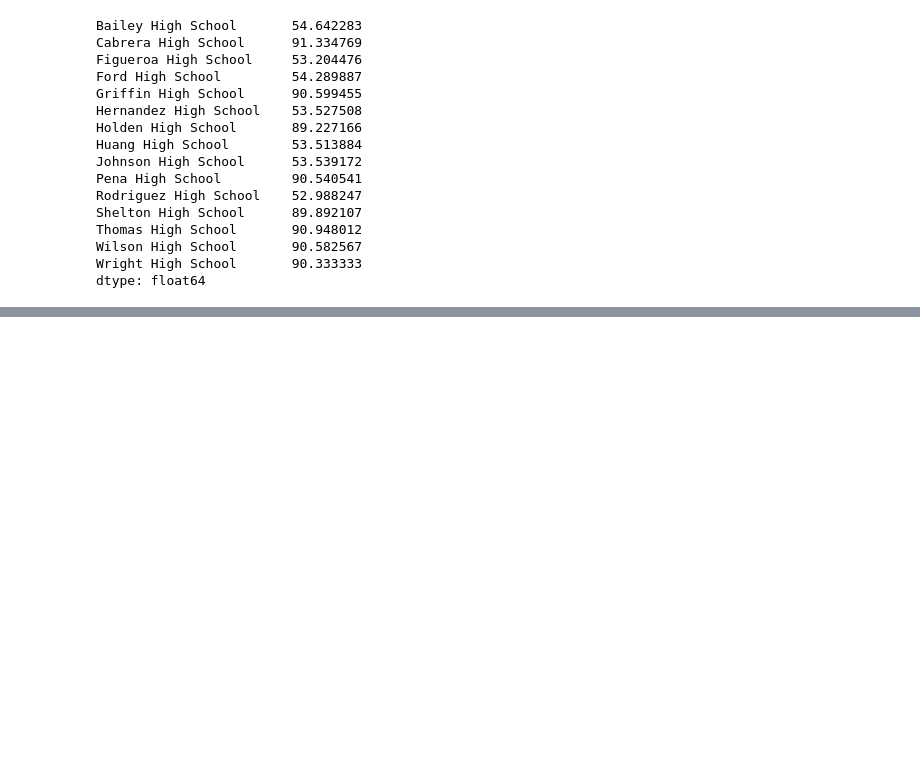
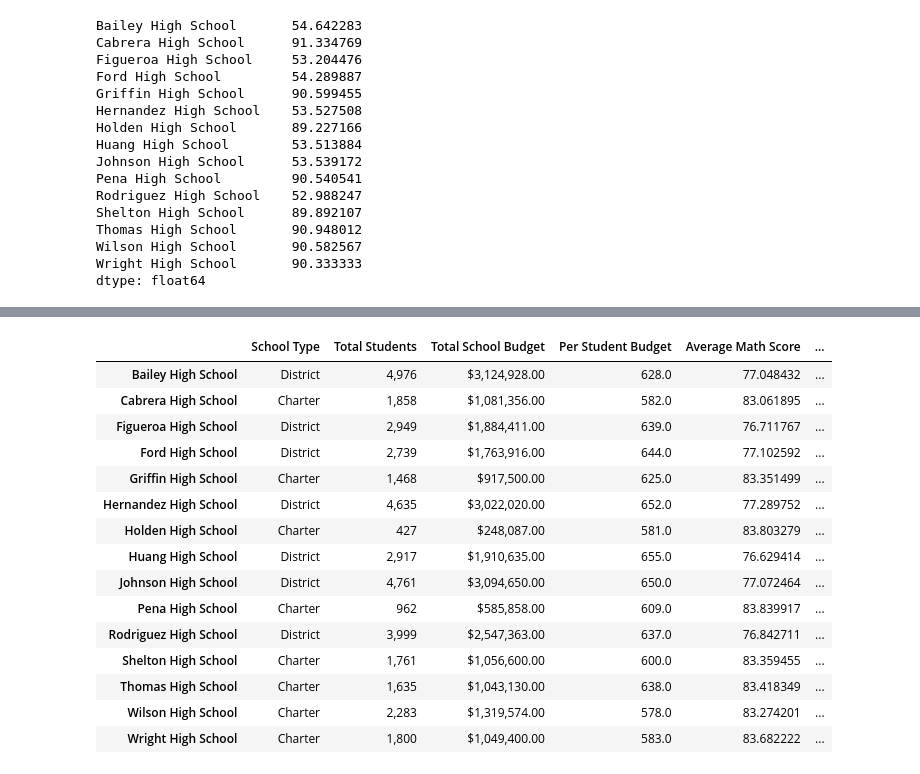
Before and after one commit to bedwardssmith/School_District_Analysis, a Jupyter notebook: PyCitySchools.ipynb, the cells around one changed output, grey strips where cells are left out. Cells and saved outputs as stored; diff of their text form; code cells hidden in the pictures; blank space fills up the shorter version.

Commit message:
school summary completed

```diff
--- a/PyCitySchools.ipynb
+++ b/PyCitySchools.ipynb
@@ -693,3 +693,16 @@ Thomas High School       90.948012
 Wilson High School       90.582567
 Wright High School       90.333333
 dtype: float64
+# %%
+# Adding a list of values with keys to create a new DataFrame.
+per_school_summary_df = pd.DataFrame({
+    "School Type": per_school_types,
+    "Total Students": per_school_counts,
+    "Total School Budget": per_school_budget,
+    "Per Student Budget": per_school_capita,
+    "Average Math Score": per_school_math,
+    "Average Reading Score": per_school_reading,
+    "% Passing Math": per_school_passing_math,
+    "% Passing Reading": per_school_passing_reading,
+    "% Overall Passing": per_overall_passing_percentage})
+per_school_summary_df.head()
@@ -695,0 +734,21 @@ dtype: float64
+# %%
+# Format the "Total School Budget"
+per_school_summary_df["Total School Budget"] = per_school_summary_df["Total School Budget"].map("${:,.2f}".format)
+per_school_summary_df
+# %% [output]
+|  | School Type | Total Students | Total School Budget | Per Student Budget | Average Math Score | ... |
+| Bailey High School | District | 4,976 | $3,124,928.00 | 628.0 | 77.048432 | ... |
+| Cabrera High School | Charter | 1,858 | $1,081,356.00 | 582.0 | 83.061895 | ... |
+| Figueroa High School | District | 2,949 | $1,884,411.00 | 639.0 | 76.711767 | ... |
+| Ford High School | District | 2,739 | $1,763,916.00 | 644.0 | 77.102592 | ... |
+| Griffin High School | Charter | 1,468 | $917,500.00 | 625.0 | 83.351499 | ... |
+| Hernandez High School | District | 4,635 | $3,022,020.00 | 652.0 | 77.289752 | ... |
+| Holden High School | Charter | 427 | $248,087.00 | 581.0 | 83.803279 | ... |
+| Huang High School | District | 2,917 | $1,910,635.00 | 655.0 | 76.629414 | ... |
+| Johnson High School | District | 4,761 | $3,094,650.00 | 650.0 | 77.072464 | ... |
+| Pena High School | Charter | 962 | $585,858.00 | 609.0 | 83.839917 | ... |
+| Rodriguez High School | District | 3,999 | $2,547,363.00 | 637.0 | 76.842711 | ... |
+| Shelton High School | Charter | 1,761 | $1,056,600.00 | 600.0 | 83.359455 | ... |
+| Thomas High School | Charter | 1,635 | $1,043,130.00 | 638.0 | 83.418349 | ... |
+| Wilson High School | Charter | 2,283 | $1,319,574.00 | 578.0 | 83.274201 | ... |
+| Wright High School | Charter | 1,800 | $1,049,400.00 | 583.0 | 83.682222 | ... |
```
Also changed, not shown: parts of 3 cells of this notebook.
